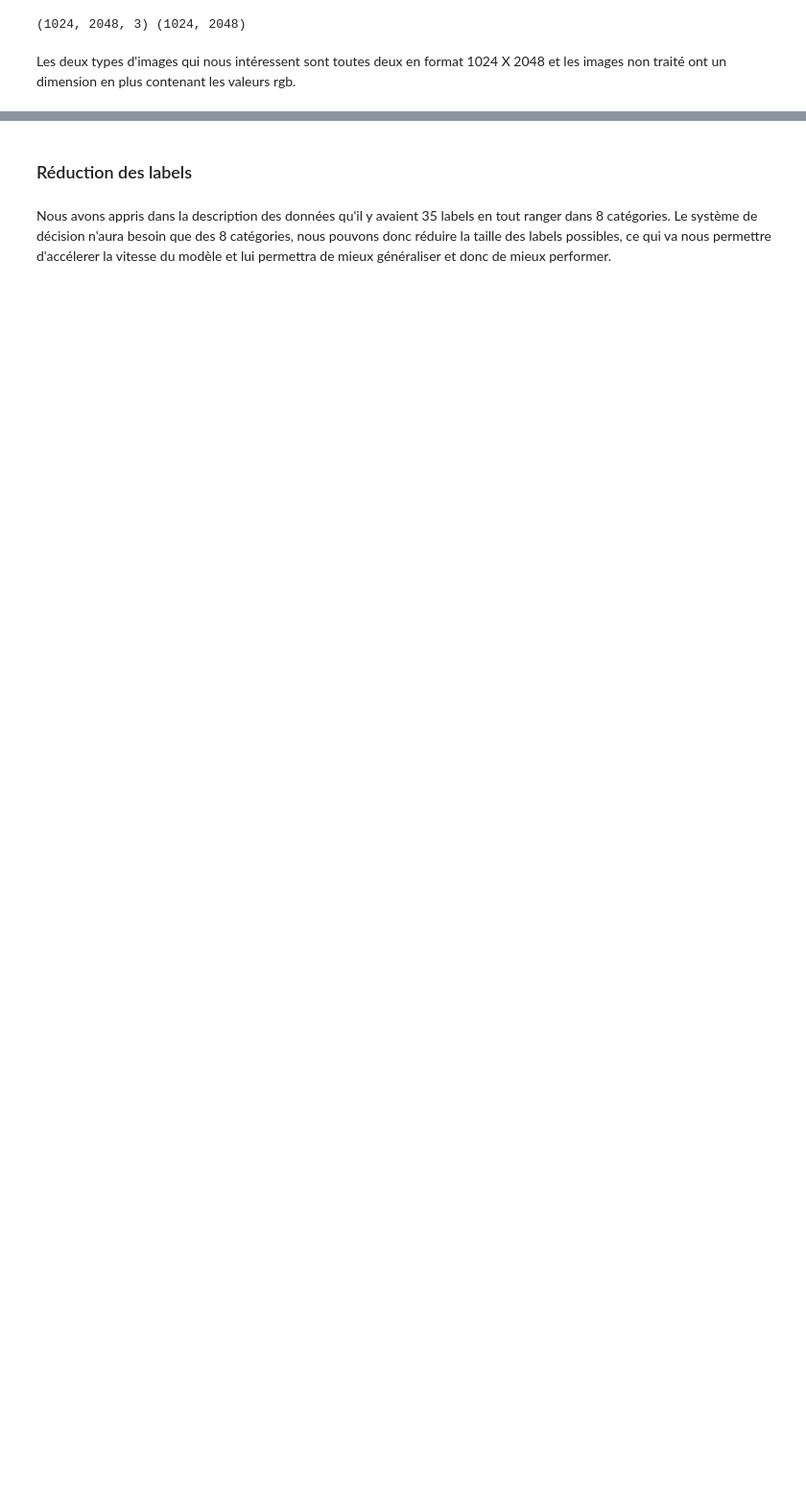
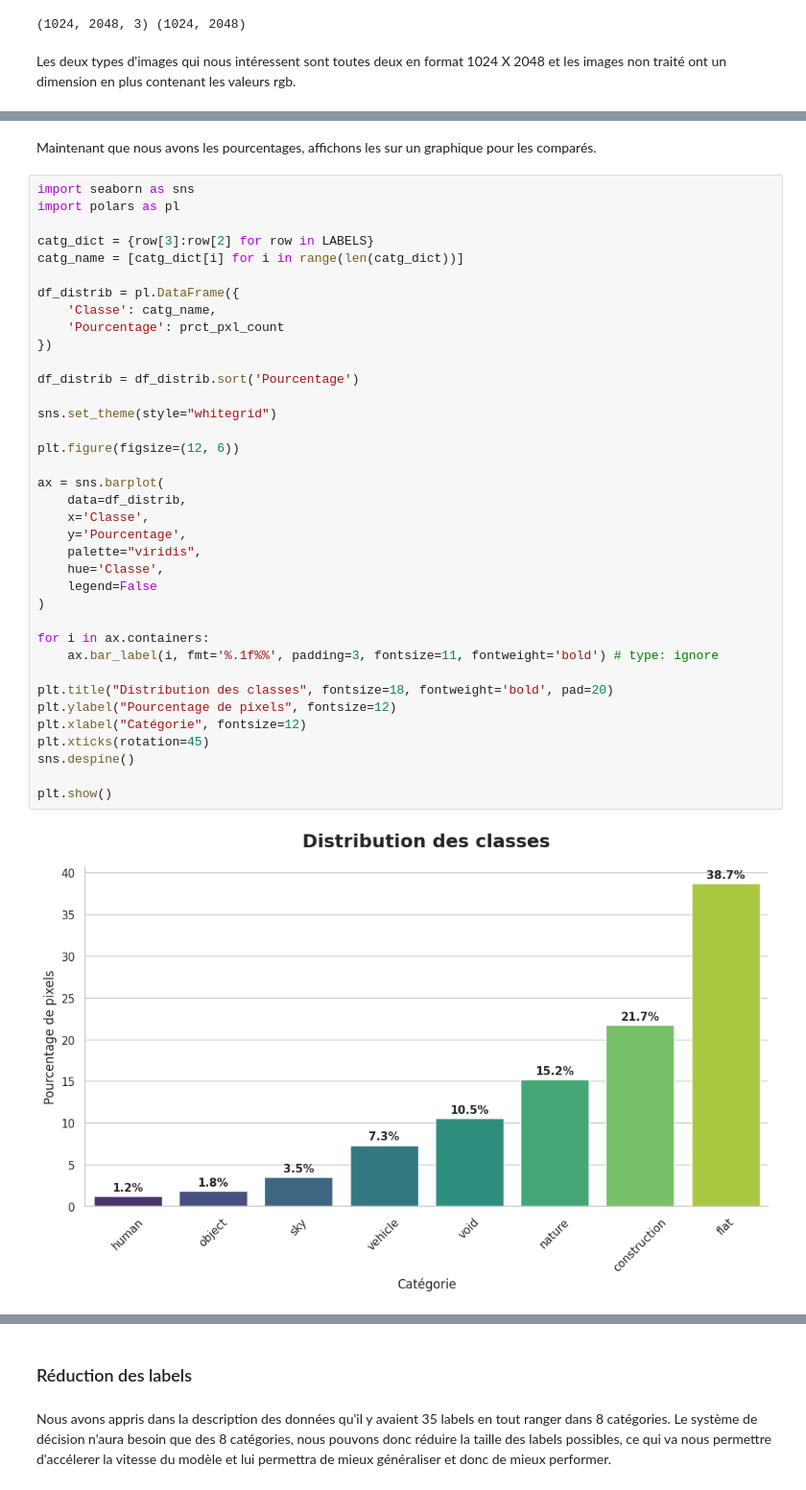
Before and after one commit to tdechanet/IAEngP8, a Jupyter notebook: model.ipynb, the cells around one changed output, grey strips where cells are left out. Shown at 96% size. Drawn from its saved outputs; the diff is of its cells as text; blank space fills up the shorter version.

```diff
--- a/model.ipynb
+++ b/model.ipynb
@@ -28,0 +110,41 @@ Les deux types d'images qui nous intéressent sont toutes deux en format 1024 X
+# %% [markdown]
+Maintenant que nous avons les pourcentages, affichons les sur un graphique pour les comparés.
+# %%
+import seaborn as sns
+import polars as pl
+
+catg_dict = {row[3]:row[2] for row in LABELS}
+catg_name = [catg_dict[i] for i in range(len(catg_dict))]
+
+df_distrib = pl.DataFrame({
+	'Classe': catg_name,
+	'Pourcentage': prct_pxl_count
+})
+
+df_distrib = df_distrib.sort('Pourcentage')
+
+sns.set_theme(style="whitegrid")
+
+plt.figure(figsize=(12, 6))
+
+ax = sns.barplot(
+	data=df_distrib,
+	x='Classe',
+	y='Pourcentage',
+	palette="viridis",
+	hue='Classe',
+	legend=False
+)
+
+for i in ax.containers:
+	ax.bar_label(i, fmt='%.1f%%', padding=3, fontsize=11, fontweight='bold') # type: ignore
+
+plt.title("Distribution des classes", fontsize=18, fontweight='bold', pad=20)
+plt.ylabel("Pourcentage de pixels", fontsize=12)
+plt.xlabel("Catégorie", fontsize=12)
+plt.xticks(rotation=45)
+sns.despine()
+
+plt.show()
+# %% [output]
+[figure, added]
```
Also changed, not shown: parts of 10 cells of this notebook, 2 other files.
